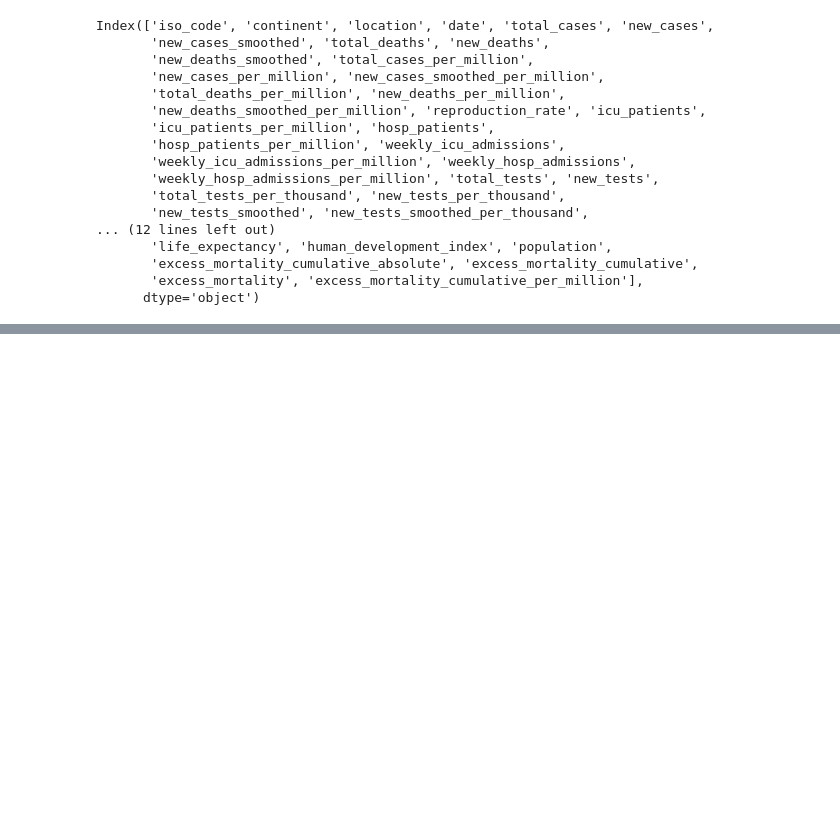
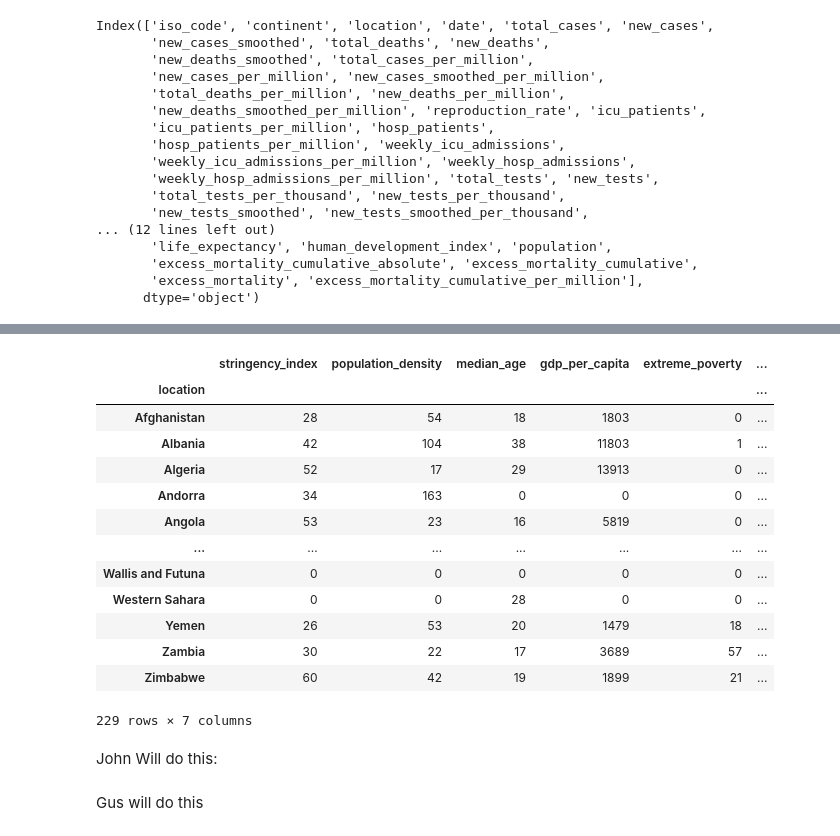
Before and after one commit to CanadianLatin/Project-1, a Jupyter notebook: project1.ipynb, the cells around one changed output, grey strips where cells are left out. Saved outputs shown, nothing was run; the diff lists cells and outputs as text; code cells hidden in the pictures; blank space fills up the shorter version.

```diff
--- a/project1.ipynb
+++ b/project1.ipynb
@@ -63,0 +135,29 @@ clean_covid_data.head(10)
+# %%
+#Create a DataFrame for columns that shouldnt be added nor mean (Static data e.g. population)
+
+totals_list=['stringency_index','population_density', 'median_age',
+                                      'gdp_per_capita', 'extreme_poverty', 'human_development_index', 'population']
+
+df_totals = clean_covid_data_no_date.groupby(['location'])[totals_list].mean().astype(int)
+# df_totals.style.set_precision(0)
+
+df_totals
+# %% [output]
+|  | stringency_index | population_density | median_age | gdp_per_capita | extreme_poverty | ... |
+| location |  |  |  |  |  | ... |
+| Afghanistan | 28 | 54 | 18 | 1803 | 0 | ... |
+| Albania | 42 | 104 | 38 | 11803 | 1 | ... |
+| Algeria | 52 | 17 | 29 | 13913 | 0 | ... |
+| Andorra | 34 | 163 | 0 | 0 | 0 | ... |
+| Angola | 53 | 23 | 16 | 5819 | 0 | ... |
+| ... | ... | ... | ... | ... | ... | ... |
+| Wallis and Futuna | 0 | 0 | 0 | 0 | 0 | ... |
+| Western Sahara | 0 | 0 | 28 | 0 | 0 | ... |
+| Yemen | 26 | 53 | 20 | 1479 | 18 | ... |
+| Zambia | 30 | 22 | 17 | 3689 | 57 | ... |
+| Zimbabwe | 60 | 42 | 19 | 1899 | 21 | ... |
+229 rows × 7 columns
+# %% [markdown]
+John Will do this:
+# %% [markdown]
+Gus will do this
```
Also changed, not shown: parts of 4 cells of this notebook, 4 other files.
